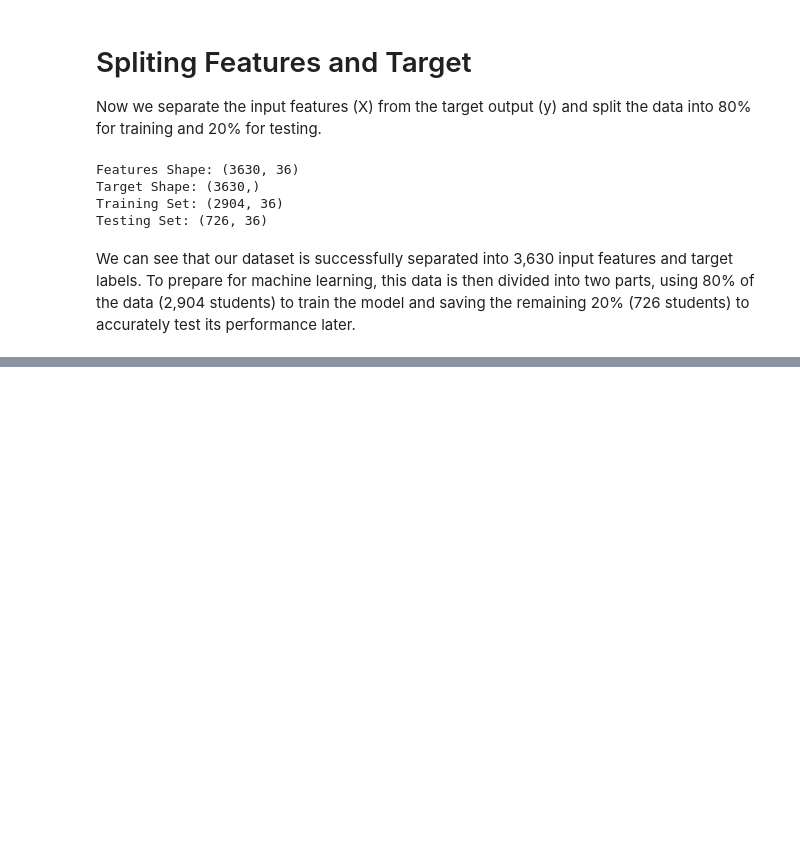
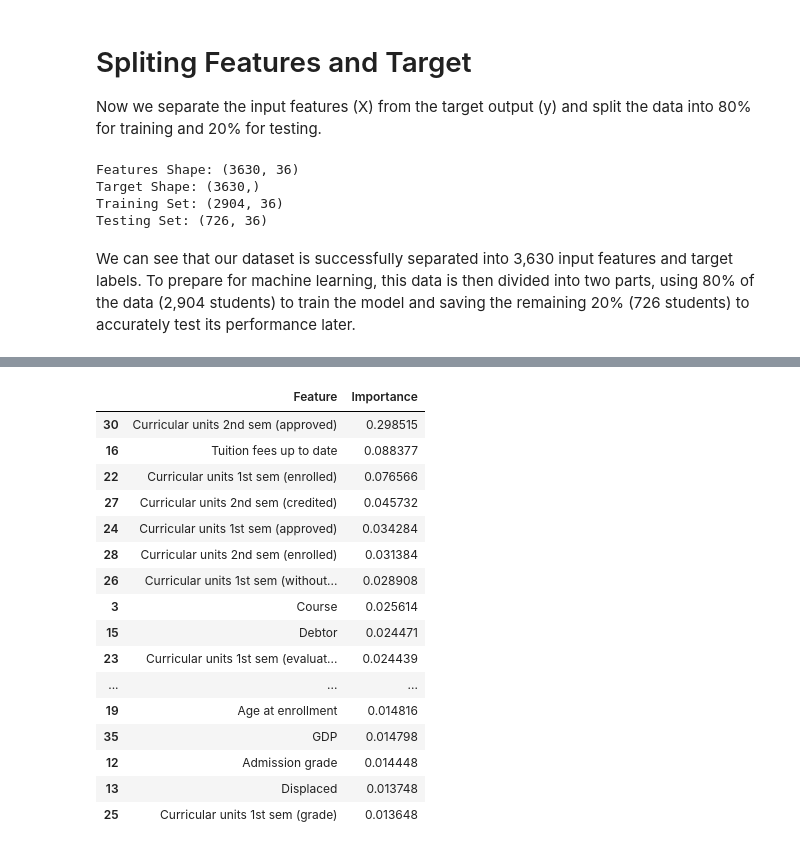
Before and after one commit to code-silence/student-dropout-prediction-research, a Jupyter notebook: notebooks/03_XGBoost_baseline.ipynb, the cells around one changed output, grey strips where cells are left out. Drawn from its saved outputs; the diff is of its cells as text; code cells hidden in the pictures; blank space fills up the shorter version.

```diff
--- a/notebooks/03_XGBoost_baseline.ipynb
+++ b/notebooks/03_XGBoost_baseline.ipynb
@@ -85,0 +143,30 @@ We can see that our dataset is successfully separated into 3,630 input features
+# %%
+feature_importance = pd.DataFrame({
+    "Feature": X.columns,
+    "Importance": xgb_model.feature_importances_
+})
+
+feature_importance = feature_importance.sort_values(
+    by="Importance",
+    ascending=False
+)
+
+feature_importance.head(20)
+# %% [output]
+|  | Feature | Importance |
+| 30 | Curricular units 2nd sem (approved) | 0.298515 |
+| 16 | Tuition fees up to date | 0.088377 |
+| 22 | Curricular units 1st sem (enrolled) | 0.076566 |
+| 27 | Curricular units 2nd sem (credited) | 0.045732 |
+| 24 | Curricular units 1st sem (approved) | 0.034284 |
+| 28 | Curricular units 2nd sem (enrolled) | 0.031384 |
+| 26 | Curricular units 1st sem (without... | 0.028908 |
+| 3 | Course | 0.025614 |
+| 15 | Debtor | 0.024471 |
+| 23 | Curricular units 1st sem (evaluat... | 0.024439 |
+| ... | ... | ... |
+| 19 | Age at enrollment | 0.014816 |
+| 35 | GDP | 0.014798 |
+| 12 | Admission grade | 0.014448 |
+| 13 | Displaced | 0.013748 |
+| 25 | Curricular units 1st sem (grade) | 0.013648 |
```
Also changed, not shown: parts of 17 cells of this notebook, 2 other files.
